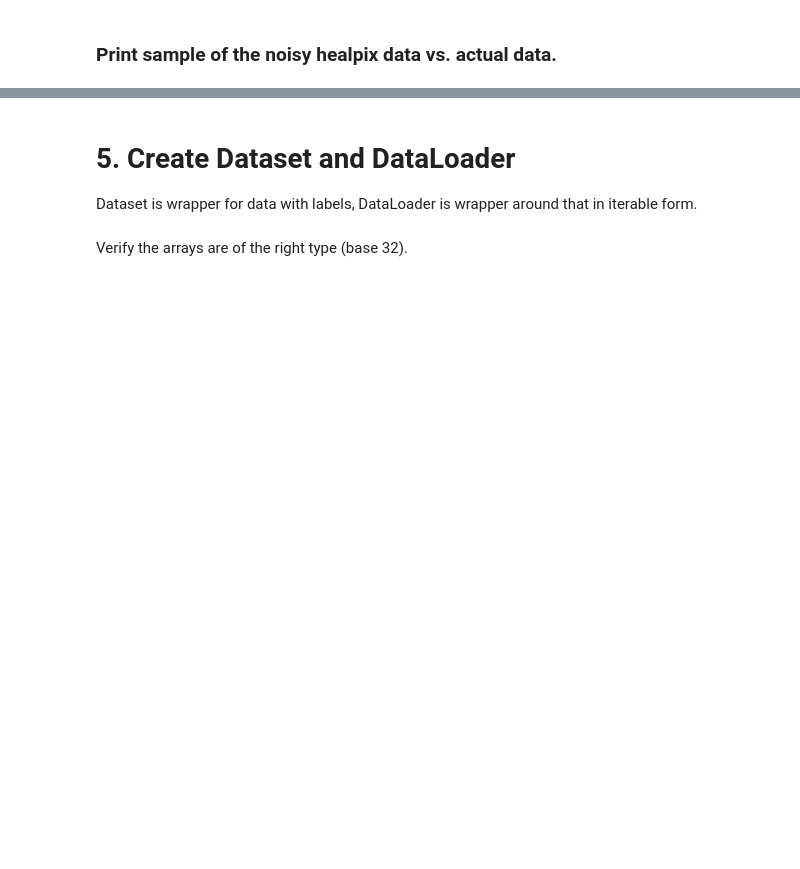
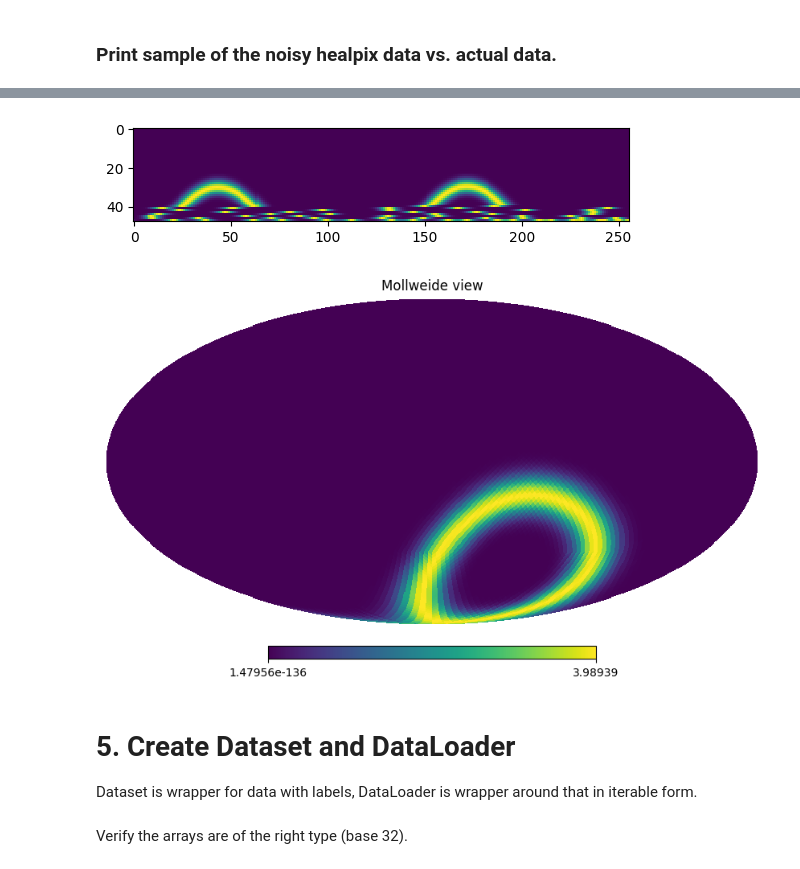
Before and after one commit to zoglauer/nn-response-approximation, a Jupyter notebook: actual-denoise.ipynb, the cells around one changed output, grey strips where cells are left out. Drawn from its saved outputs; the diff is of its cells as text; code cells hidden in the pictures; blank space fills up the shorter version.

```diff
--- a/actual-denoise.ipynb
+++ b/actual-denoise.ipynb
@@ -178,6 +202,10 @@ hp.mollview(sample_x.reshape(NUMPIX))
 # %%
-plt.imshow(sample_y, interpolation='nearest')
-hp.mollview(sample_y.reshape(NUMPIX))
+if SHOW_IMAGES:
+    plt.imshow(sample_y, interpolation='nearest')
+    hp.mollview(sample_y.reshape(NUMPIX))
+# %% [output]
+[figure, added]
+[figure, added]
 # %% [markdown]
 # 5. Create Dataset and DataLoader
 
```
Also changed, not shown: parts of 13 cells of this notebook.
